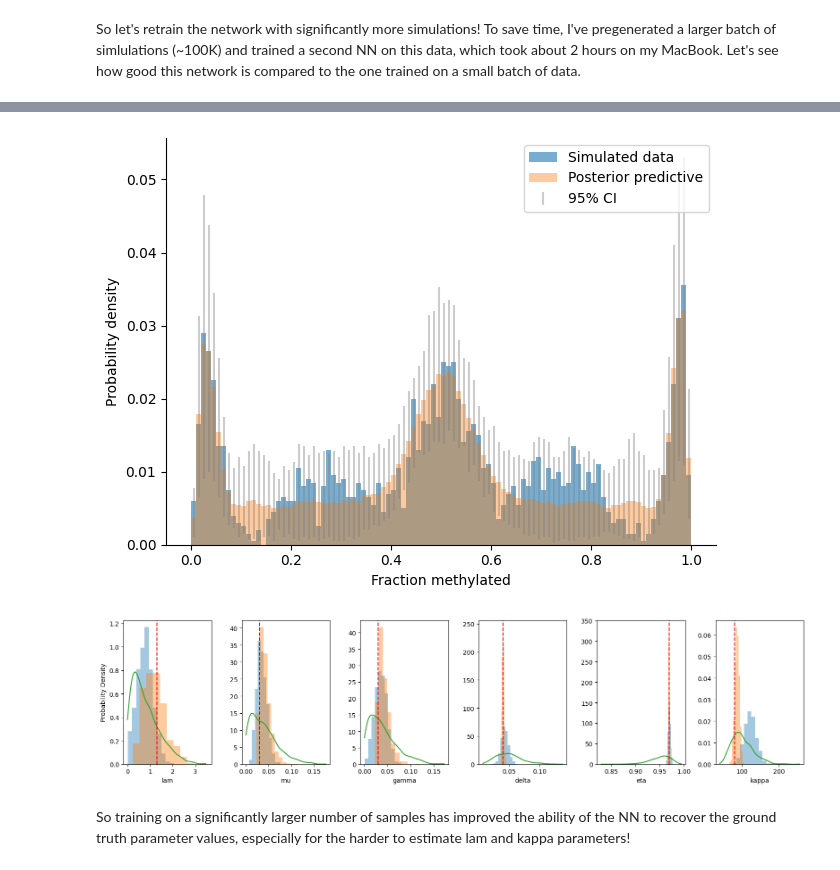
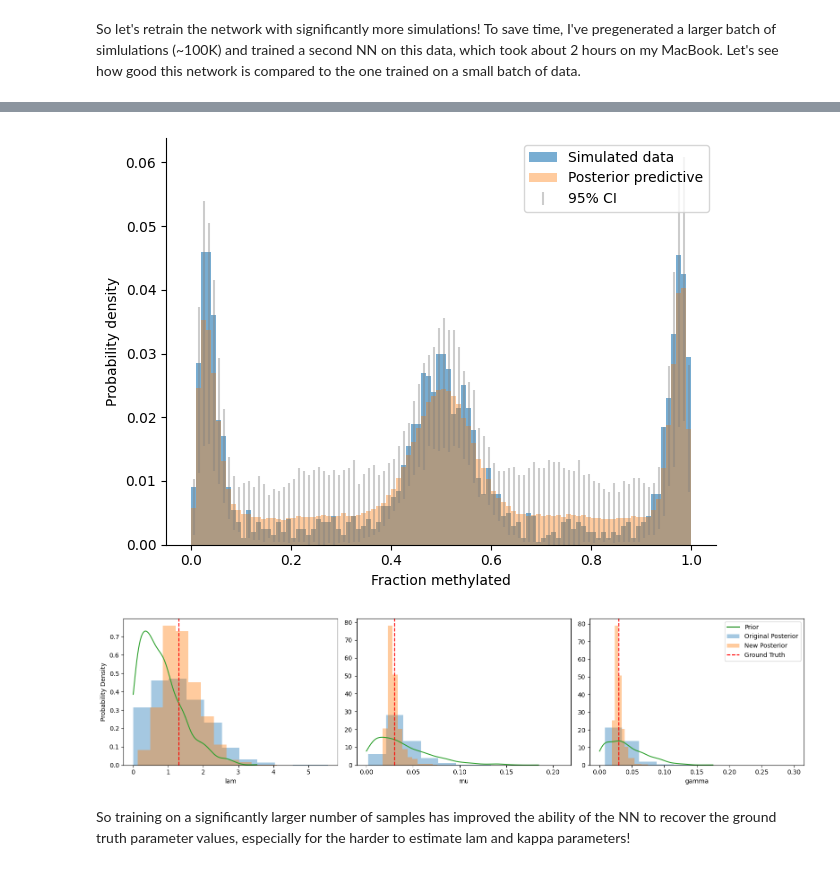
Before and after one commit to CalumGabbutt/HCEMM-tutorial-sbi, a Jupyter notebook: GEDy_tutorial_SBI.ipynb, the cells around one changed output, grey strips where cells are left out. Cells and saved outputs as stored; diff of their text form; code cells hidden in the pictures.

Commit message:
Updated first model to only run inference on lam, mu and gamma

```diff
--- a/GEDy_tutorial_SBI.ipynb
+++ b/GEDy_tutorial_SBI.ipynb
@@ -287,6 +283,10 @@ Because the number of stem cells is a discrete parameter, we will have to be a b
 S = 5
 N = 2000
 age = 30
+
+delta = 0.04
+eta = 0.97
+kappa = 80
 
 def prior_func():
     # Define independent prior for parameters [lam, mu, gamma,
@@ -298,9 +298,6 @@ def prior_func():
             HalfNormal(torch.tensor([1.0])),
             HalfNormal(torch.tensor([0.05])),
             HalfNormal(torch.tensor([0.05])),
-            Beta(torch.tensor([5.0]), torch.tensor([95.0])),
-            Beta(torch.tensor([95.0]), torch.tensor([5.0])),
-            LogNormal(torch.tensor([kappamean]), torch.tensor([kappastd])),
         ],
         validate_args=False,
     )
@@ -308,7 +305,7 @@ def prior_func():
     return prior
 
 def generate_data_wrapper(params):
-    lam, mu, gamma, delta, eta, kappa = params
+    lam, mu, gamma = params
     return generate_data(S, lam, mu, gamma, delta, eta, kappa, age, N)
 
 def calculate_summary_statistics(obs):
@@ -342,9 +346,6 @@ params_true = pd.Series({
     'lam' : 1.3,
     'mu' : 0.03,
     'gamma' : 0.03,
-    'delta' : 0.04,
-    'eta' : 0.97,
-    'kappa' : 80,
 })
 
 # Let's generate and plot our "observed" data, y
@@ -366,7 +367,7 @@ plt.tight_layout()
 Let's use the sbi simulate_for_sbi() function to generate a small test set of simulations and plot some of the samples.
 # %%
 param_test, x_test = simulate_for_sbi(simulation_wrapper, proposal=prior,
-                                      num_simulations=1000)
+                                      num_simulations=100)
 print("theta.shape", param_test.shape)
 print("x.shape", x_test.shape)
 # %% [output]
@@ -561,21 +571,25 @@ plt.ylabel('Probability density')
 sns.despine()
 plt.tight_layout()
 # %% [output]
-[figure, old version]
+[figure, new version]
 # %%
 fig, axes = plt.subplots(1, ndims, figsize = (16, 4))
 for i, var in enumerate(df.columns):
-    axes[i].hist(df.values[:, i], bins=11, alpha=0.4, density=True)
-    axes[i].hist(df_big.values[:, i], bins=11, alpha=0.4, density=True)
-    sns.kdeplot(prior_samples[:, i], ax = axes[i], cut = 0)
-    axes[i].axvline(x=params_true[var], linestyle = '--',
+    b = axes[i].hist(df.values[:, i], bins=11, alpha=0.4, density=True)
+    c = axes[i].hist(df_big.values[:, i], bins=11, alpha=0.4, density=True)
+    a = sns.kdeplot(prior_samples[:, i], ax = axes[i], cut = 0)
+    d = axes[i].axvline(x=params_true[var], linestyle = '--',
                     color = 'red')
     axes[i].set_xlabel(var)
     axes[i].set_ylabel('')
+
+green_line = mlines.Line2D([], [], color= 'green')
+plt.legend([green_line, b[2], c[2], d], ['Prior', 'Original Posterior',
+                          'New Posterior', 'Ground Truth'])
 axes[0].set_ylabel('Probability Density')
 plt.tight_layout()
 # %% [output]
-[figure, old version]
+[figure, new version]
 # %% [markdown]
 So training on a significantly larger number of samples has improved the ability of the NN to recover the ground truth parameter values, especially for the harder to estimate lam and kappa parameters!
 # %%
```
Also changed, not shown: parts of 16 cells of this notebook.
